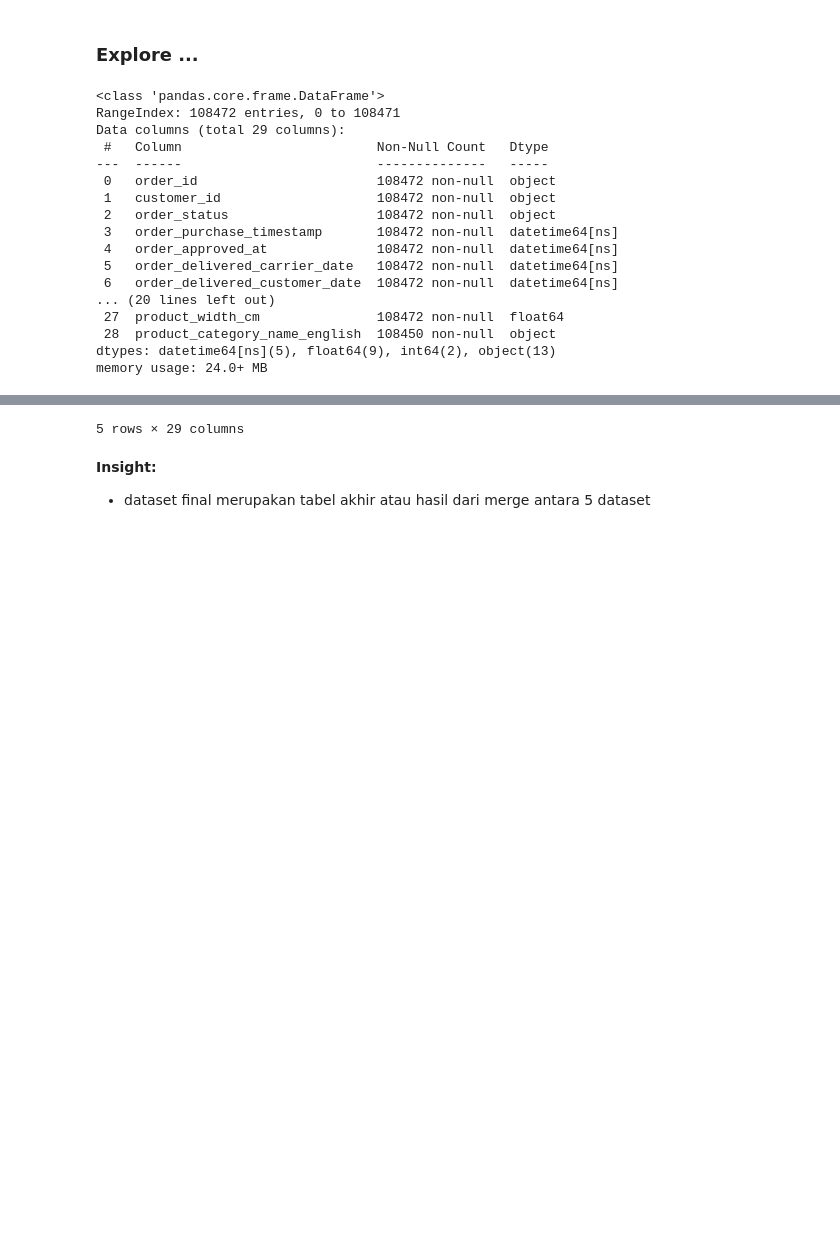
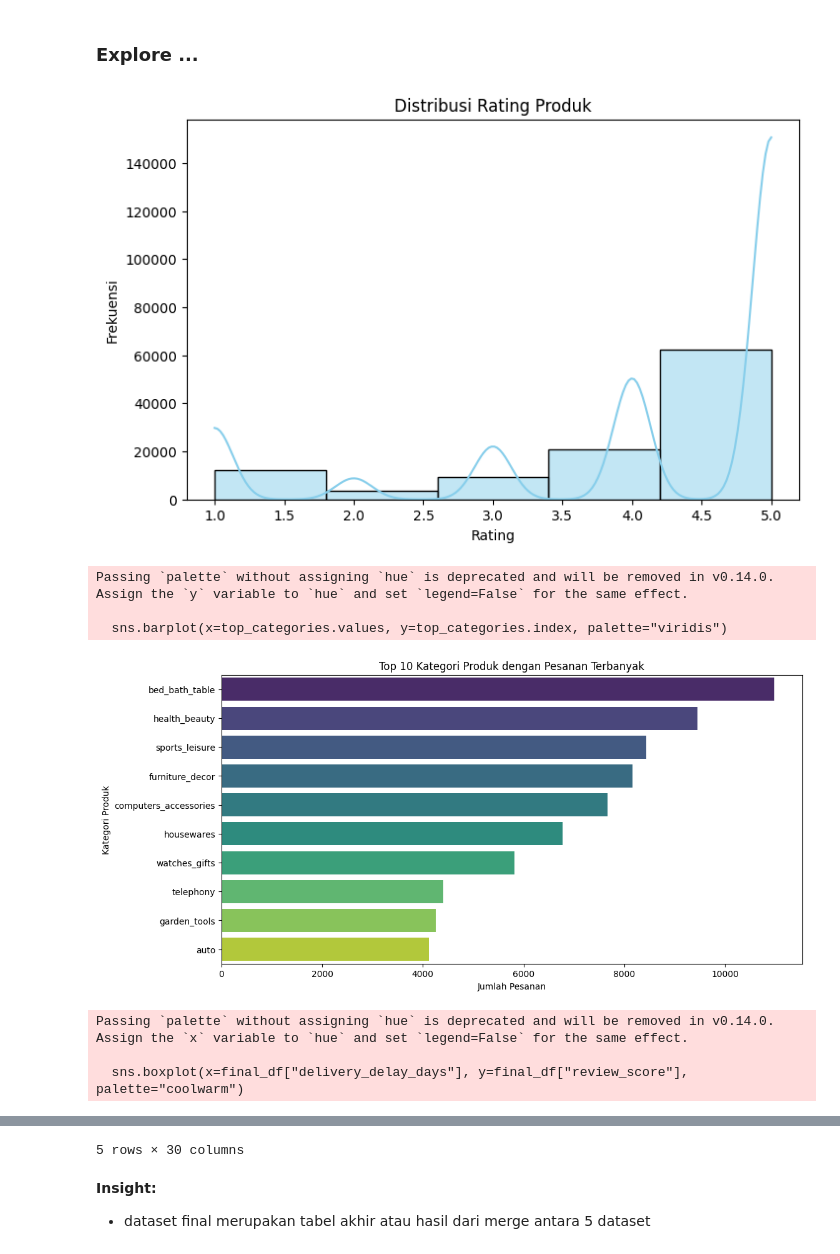
Before and after one commit to aryantiraihana/ecommerce-ml-dashboard, a Jupyter notebook: proyek_analisis_data.ipynb, the cells around one changed output, grey strips where cells are left out. Drawn from its saved outputs; the diff is of its cells as text; code cells hidden in the pictures; blank space fills up the shorter version.

```diff
--- a/proyek_analisis_data.ipynb
+++ b/proyek_analisis_data.ipynb
@@ -241,48 +369,64 @@ orders_reviews_df = pd.merge(
 # orders_reviews_df.head()
 
 orders_reviews_items_df = pd.merge(
     left=orders_reviews_df,
     right=items_df,
     how="inner",
     on="order_id"
 )
 # orders_reviews_items_df.head()
 
 orders_reviews_items_products_df = pd.merge(
     left=orders_reviews_items_df,
     right=products_df,
     how="inner",
     on="product_id"
 )
 # orders_reviews_items_products_df.head()
 
 final_df = pd.merge(
     left=orders_reviews_items_products_df,
     right=product_translation_df,
     how="left",
     left_on="product_category_name",
     right_on="product_category_name"
 )
-final_df.info()
+
+plt.figure(figsize=(8, 5))
+sns.histplot(final_df["review_score"], bins=5, kde=True, color="skyblue")
+plt.title("Distribusi Rating Produk")
+plt.xlabel("Rating")
+plt.ylabel("Frekuensi")
+plt.show()
+
+plt.figure(figsize=(12, 6))
+top_categories = final_df["product_category_name_english"].value_counts().head(10)
+sns.barplot(x=top_categories.values, y=top_categories.index, palette="viridis")
+plt.title("Top 10 Kategori Produk dengan Pesanan Terbanyak")
+plt.xlabel("Jumlah Pesanan")
+plt.ylabel("Kategori Produk")
+plt.show()
+
+final_df["order_delivered_customer_date"] = pd.to_datetime(final_df["order_delivered_customer_date"])
+final_df["order_estimated_delivery_date"] = pd.to_datetime(final_df["order_estimated_delivery_date"])
+final_df["delivery_delay_days"] = (final_df["order_delivered_customer_date"] - final_df["order_estimated_delivery_date"]).dt.days
+
+plt.figure(figsize=(8, 5))
+sns.boxplot(x=final_df["delivery_delay_days"], y=final_df["review_score"], palette="coolwarm")
+plt.title("Hubungan Keterlambatan dengan Rating")
+plt.xlabel("Keterlambatan (Hari)")
+plt.ylabel("Rating Produk")
+plt.show()
 
 final_df.to_csv("final_data.csv", index=False)
 
 final_df.head()
 # %% [output]
+[figure, added]
-<class 'pandas.core.frame.DataFrame'>
-RangeIndex: 108472 entries, 0 to 108471
-Data columns (total 29 columns):
- #   Column                         Non-Null Count   Dtype
----  ------                         --------------   -----
- 0   order_id                       108472 non-null  object
- 1   customer_id                    108472 non-null  object
- 2   order_status                   108472 non-null  object
- 3   order_purchase_timestamp       108472 non-null  datetime64[ns]
- 4   order_approved_at              108472 non-null  datetime64[ns]
- 5   order_delivered_carrier_date   108472 non-null  datetime64[ns]
- 6   order_delivered_customer_date  108472 non-null  datetime64[ns]
-... (20 lines left out)
- 27  product_width_cm               108472 non-null  float64
- 28  product_category_name_english  108450 non-null  object
-dtypes: datetime64[ns](5), float64(9), int64(2), object(13)
-memory usage: 24.0+ MB
+Passing `palette` without assigning `hue` is deprecated and will be removed in v0.14.0. Assign the `y` variable to `hue` and set `legend=False` for the same effect.
+
+  sns.barplot(x=top_categories.values, y=top_categories.index, palette="viridis")
+[figure, added]
+Passing `palette` without assigning `hue` is deprecated and will be removed in v0.14.0. Assign the `x` variable to `hue` and set `legend=False` for the same effect.
+
+  sns.boxplot(x=final_df["delivery_delay_days"], y=final_df["review_score"], palette="coolwarm")
@@ -292,7 +437,7 @@ memory usage: 24.0+ MB
 | 2 | 47770eb9100c2d0c44946d9cf07ec65d | 41ce2a54c0b03bf3443c3d931a367089 | delivered | 2018-08-08 08:38:49 | 2018-08-08 08:55:23 | 2018-08-08 13:50:00 | ... |
 | 3 | 949d5b44dbf5de918fe9c16f97b45f8a | f88197465ea7920adcdbec7375364d82 | delivered | 2017-11-18 19:28:06 | 2017-11-18 19:45:59 | 2017-11-22 13:39:59 | ... |
 | 4 | ad21c59c0840e6cb83a9ceb5573f8159 | 8ab97904e6daea8866dbdbc4fb7aad2c | delivered | 2018-02-13 21:18:39 | 2018-02-13 22:20:29 | 2018-02-14 19:46:34 | ... |
-5 rows × 29 columns
+5 rows × 30 columns
 # %% [markdown]
 **Insight:**
 - dataset final merupakan tabel akhir atau hasil dari merge antara 5 dataset
```
Also changed, not shown: parts of 15 cells of this notebook, 2 other files.
